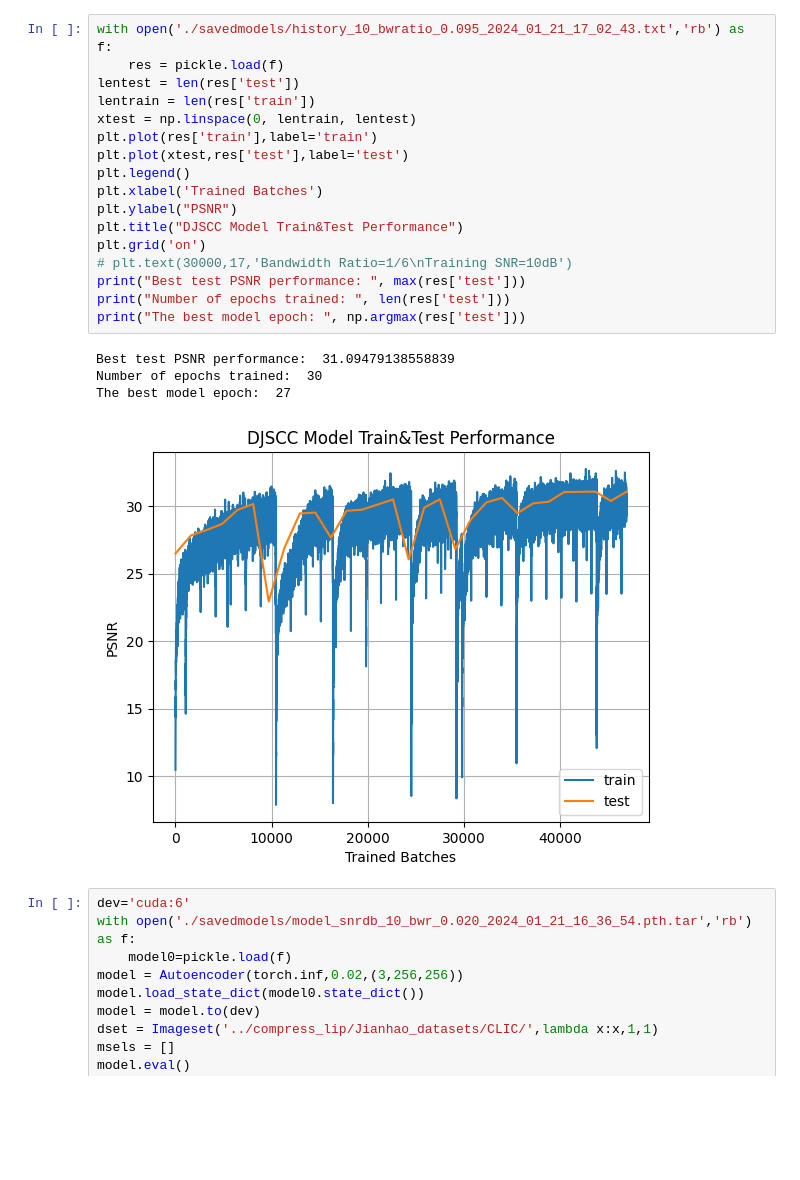
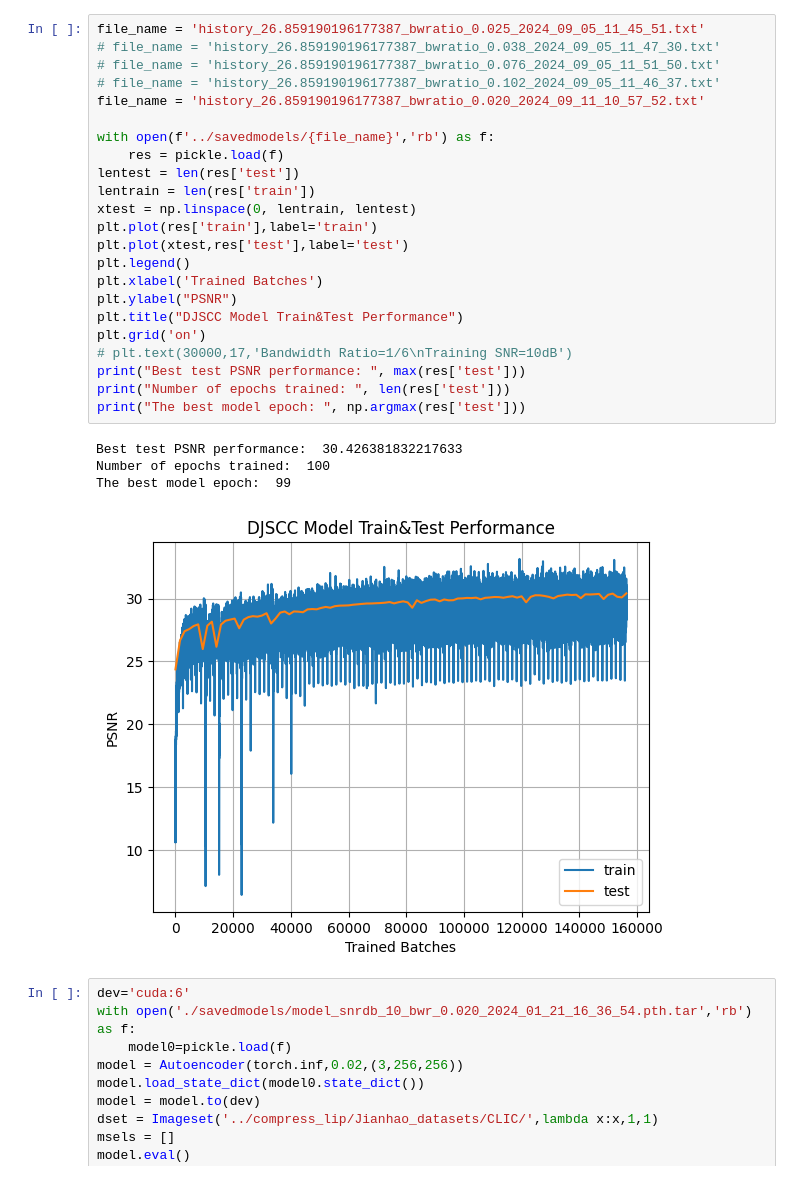
Before and after one commit to kaiyuan03/DJSCC, a Jupyter notebook: ws/workspace.ipynb, the cells around one changed output. Drawn from its saved outputs; the diff is of its cells as text; blank space fills up the shorter version.

```diff
--- a/ws/workspace.ipynb
+++ b/ws/workspace.ipynb
@@ -19,25 +18,31 @@ KeyboardInterrupt:
 # %%
-with open('./savedmodels/history_10_bwratio_0.095_2024_01_21_17_02_43.txt','rb') as f:
+file_name = 'history_26.859190196177387_bwratio_0.025_2024_09_05_11_45_51.txt'
+# file_name = 'history_26.859190196177387_bwratio_0.038_2024_09_05_11_47_30.txt'
+# file_name = 'history_26.859190196177387_bwratio_0.076_2024_09_05_11_51_50.txt'
+# file_name = 'history_26.859190196177387_bwratio_0.102_2024_09_05_11_46_37.txt'
+file_name = 'history_26.859190196177387_bwratio_0.020_2024_09_11_10_57_52.txt'
+
+with open(f'../savedmodels/{file_name}','rb') as f:
     res = pickle.load(f)
 lentest = len(res['test'])
 lentrain = len(res['train'])
 xtest = np.linspace(0, lentrain, lentest)
 plt.plot(res['train'],label='train')
 plt.plot(xtest,res['test'],label='test')
 plt.legend()
 plt.xlabel('Trained Batches')
 plt.ylabel("PSNR")
 plt.title("DJSCC Model Train&Test Performance")
 plt.grid('on')
 # plt.text(30000,17,'Bandwidth Ratio=1/6\nTraining SNR=10dB')
 print("Best test PSNR performance: ", max(res['test']))
 print("Number of epochs trained: ", len(res['test']))
 print("The best model epoch: ", np.argmax(res['test']))
 # %% [output]
-Best test PSNR performance:  31.09479138558839
-Number of epochs trained:  30
-The best model epoch:  27
+Best test PSNR performance:  30.426381832217633
+Number of epochs trained:  100
+The best model epoch:  99
-[figure, old version]
+[figure, new version]
 # %%
 dev='cuda:6'
 with open('./savedmodels/model_snrdb_10_bwr_0.020_2024_01_21_16_36_54.pth.tar','rb') as f:
```
Also changed, not shown: parts of 1 cell of this notebook, 29 other files.
